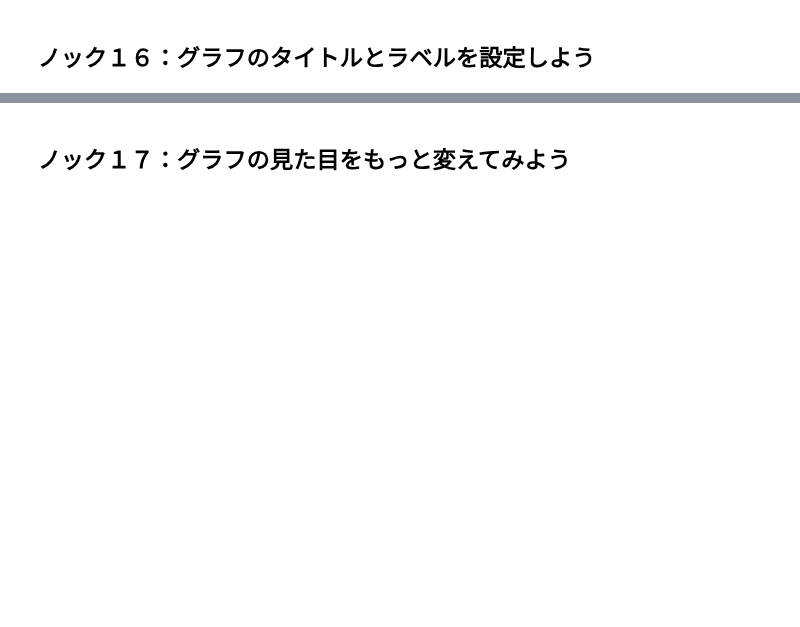
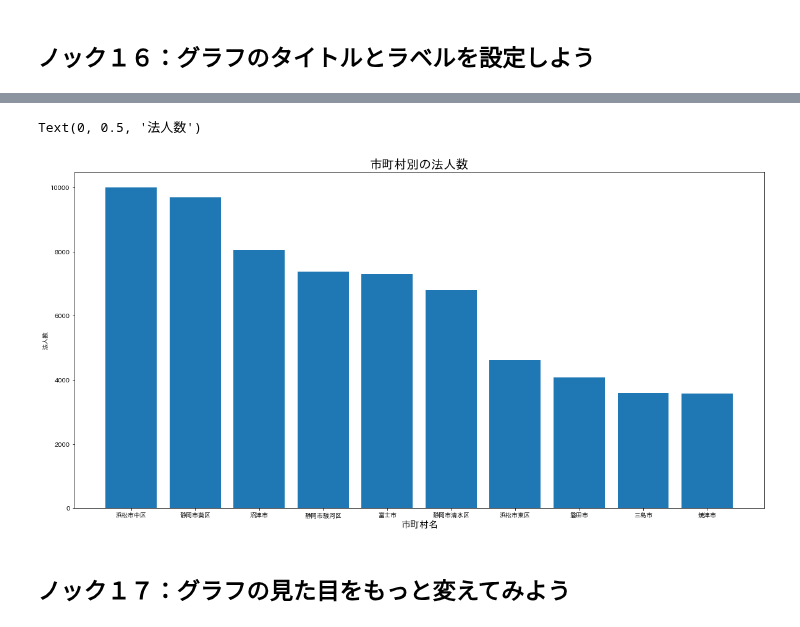
Before and after one commit to winuim/python-process-visualization-100, a Jupyter notebook: chapter-1/src/chapter-1.ipynb, the cells around one changed output, grey strips where cells are left out. Drawn from its saved outputs; the diff is of its cells as text; code cells hidden in the pictures; blank space fills up the shorter version.

```diff
--- a/chapter-1/src/chapter-1.ipynb
+++ b/chapter-1/src/chapter-1.ipynb
@@ -952,2 +990,11 @@ plt.bar(x, y)
+# %%
+plt.figure(figsize=(20, 10))
+plt.bar(x, y)
+plt.title("市町村別の法人数", fontsize=20)
+plt.xlabel("市町村名", fontsize=15)
+plt.ylabel("法人数")
+# %% [output]
+Text(0, 0.5, '法人数')
+[figure, added]
 # %% [markdown]
 ## ノック１７：グラフの見た目をもっと変えてみよう
```
Also changed, not shown: parts of 4 cells of this notebook.
